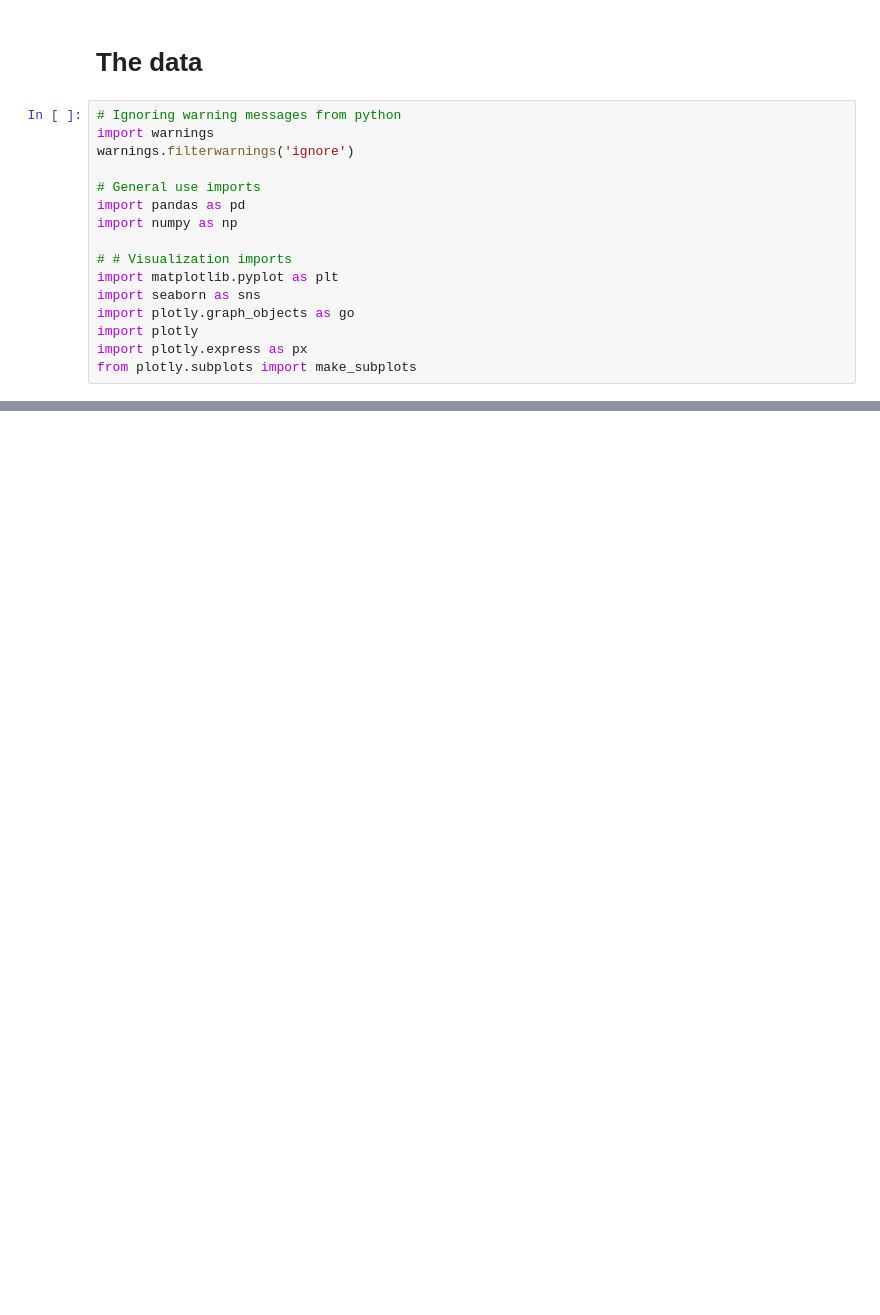
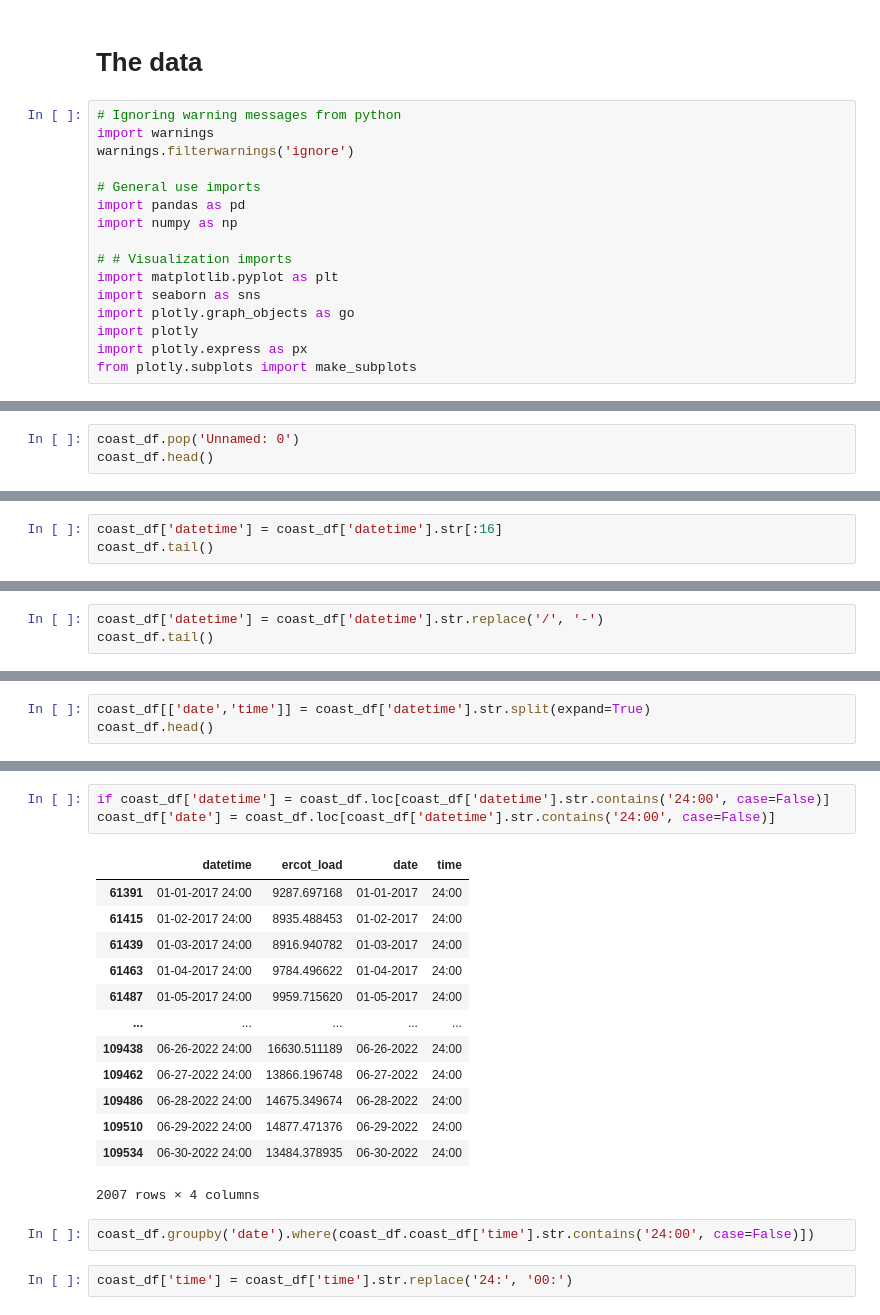
Before and after one commit to energy-demand-forecast/energy_demand_forecast, a Jupyter notebook: arsenes_dir/arsenes_scratchbook.ipynb, the cells around one changed output, grey strips where cells are left out. Saved outputs shown, nothing was run; the diff lists cells and outputs as text; blank space fills up the shorter version.

```diff
--- a/arsenes_dir/arsenes_scratchbook.ipynb
+++ b/arsenes_dir/arsenes_scratchbook.ipynb
@@ -18,0 +31,3 @@ from plotly.subplots import make_subplots
+# %%
+coast_df.pop('Unnamed: 0')
+coast_df.head()
@@ -18,0 +41,3 @@ from plotly.subplots import make_subplots
+# %%
+coast_df['datetime'] = coast_df['datetime'].str[:16]
+coast_df.tail()
@@ -18,0 +60,3 @@ from plotly.subplots import make_subplots
+# %%
+coast_df['datetime'] = coast_df['datetime'].str.replace('/', '-')
+coast_df.tail()
@@ -18,0 +70,3 @@ from plotly.subplots import make_subplots
+# %%
+coast_df[['date','time']] = coast_df['datetime'].str.split(expand=True)
+coast_df.head()
@@ -18,0 +94,21 @@ from plotly.subplots import make_subplots
+# %%
+if coast_df['datetime'] = coast_df.loc[coast_df['datetime'].str.contains('24:00', case=False)]
+coast_df['date'] = coast_df.loc[coast_df['datetime'].str.contains('24:00', case=False)]
+# %% [output]
+|  | datetime | ercot_load | date | time |
+| 61391 | 01-01-2017 24:00 | 9287.697168 | 01-01-2017 | 24:00 |
+| 61415 | 01-02-2017 24:00 | 8935.488453 | 01-02-2017 | 24:00 |
+| 61439 | 01-03-2017 24:00 | 8916.940782 | 01-03-2017 | 24:00 |
+| 61463 | 01-04-2017 24:00 | 9784.496622 | 01-04-2017 | 24:00 |
+| 61487 | 01-05-2017 24:00 | 9959.715620 | 01-05-2017 | 24:00 |
+| ... | ... | ... | ... | ... |
+| 109438 | 06-26-2022 24:00 | 16630.511189 | 06-26-2022 | 24:00 |
+| 109462 | 06-27-2022 24:00 | 13866.196748 | 06-27-2022 | 24:00 |
+| 109486 | 06-28-2022 24:00 | 14675.349674 | 06-28-2022 | 24:00 |
+| 109510 | 06-29-2022 24:00 | 14877.471376 | 06-29-2022 | 24:00 |
+| 109534 | 06-30-2022 24:00 | 13484.378935 | 06-30-2022 | 24:00 |
+2007 rows × 4 columns
+# %%
+coast_df.groupby('date').where(coast_df.coast_df['time'].str.contains('24:00', case=False)])
+# %%
+coast_df['time'] = coast_df['time'].str.replace('24:', '00:')
```
Also changed, not shown: parts of 25 cells of this notebook, 1 other file.
